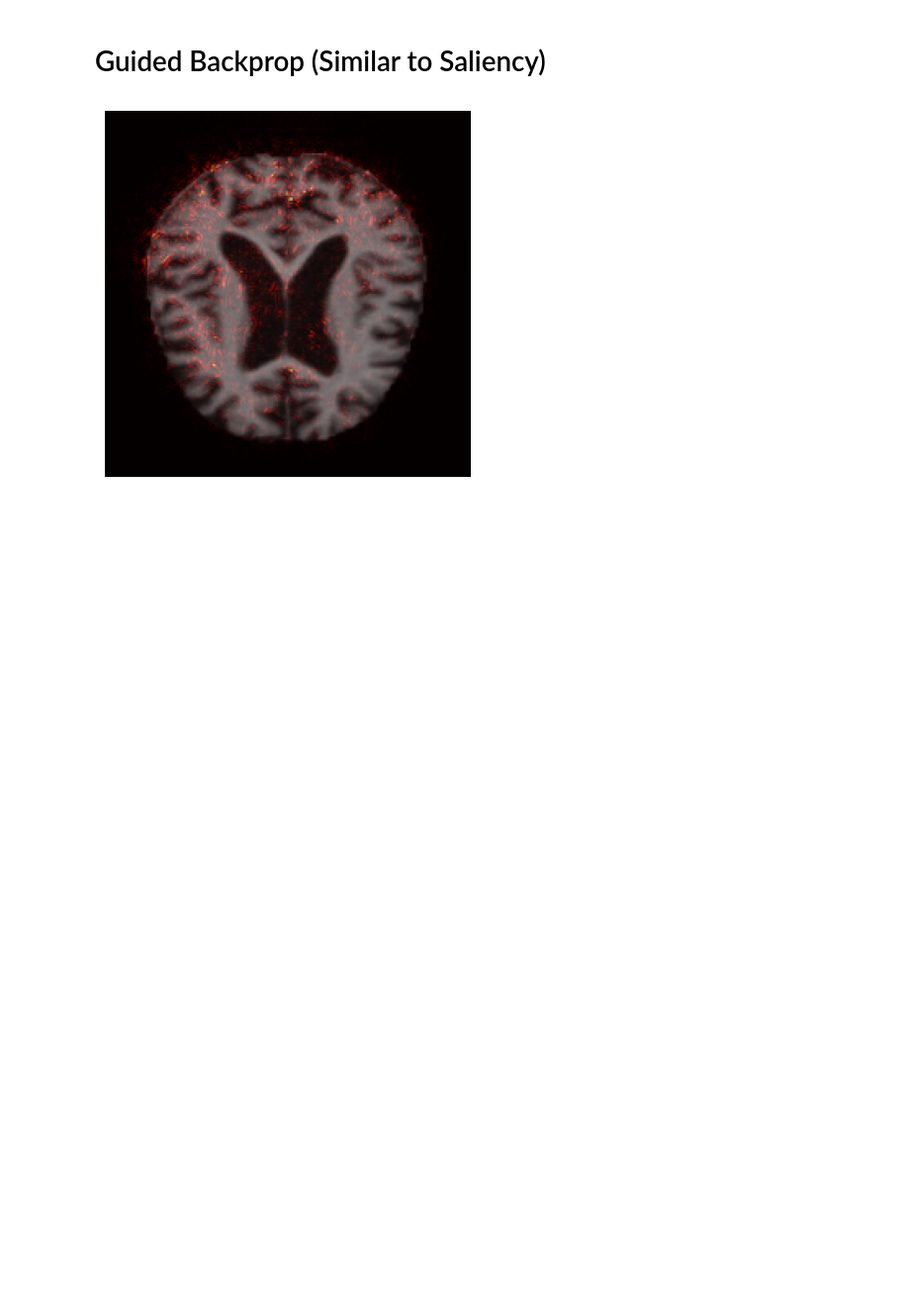
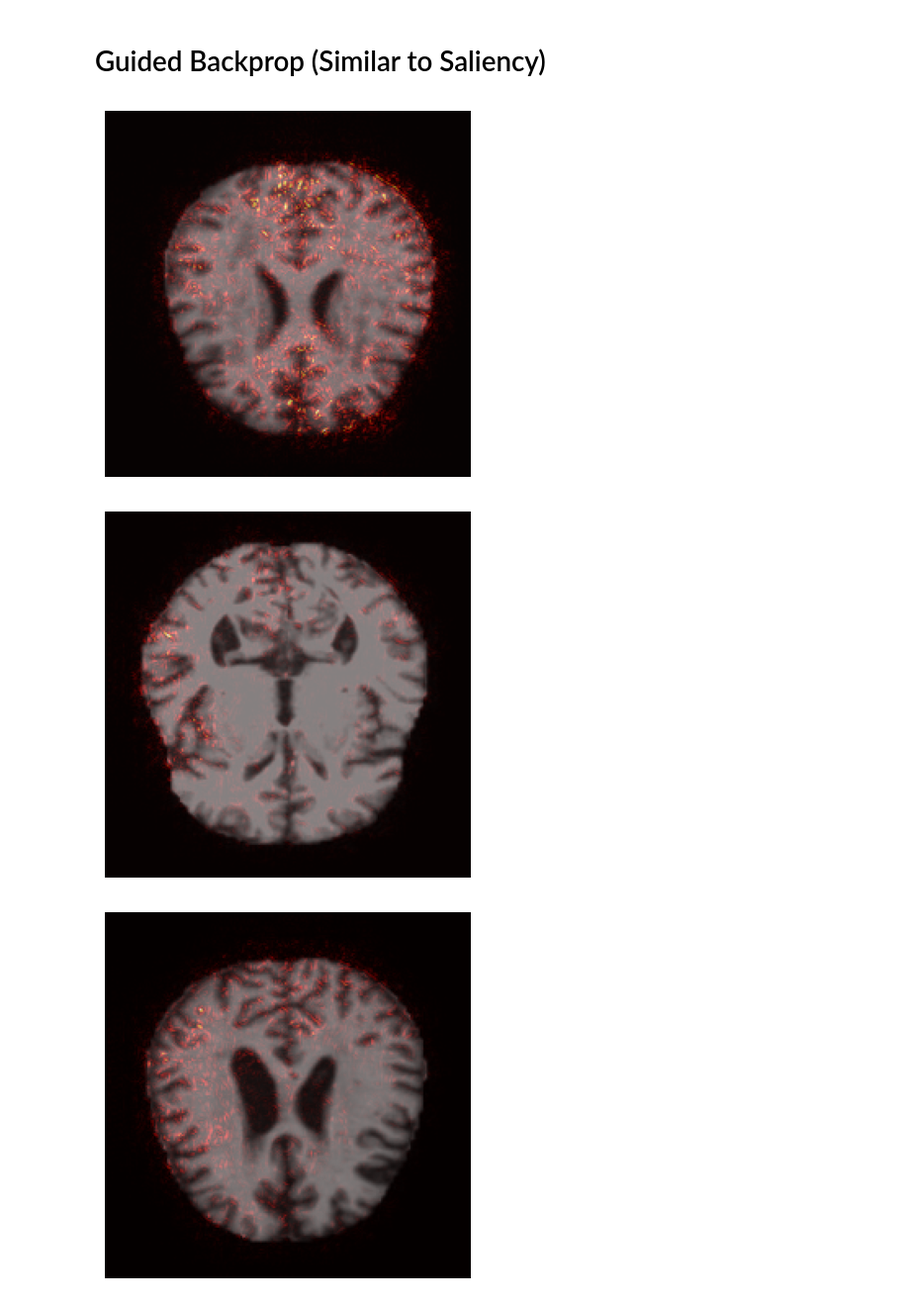
Before and after one commit to benrandoing20/229FinalProjct, a Jupyter notebook: CNN/preprocessing-resnet18-more_epochs_with_Adamprop_only.ipynb, the cells around one changed output. Shown at 99% size. Drawn from its saved outputs; the diff is of its cells as text; code cells hidden in the pictures; blank space fills up the shorter version.

Commit message:
Add Multiple Guided Backprop images

```diff
--- a/CNN/preprocessing-resnet18-more_epochs_with_Adamprop_only.ipynb
+++ b/CNN/preprocessing-resnet18-more_epochs_with_Adamprop_only.ipynb
@@ -434,7 +434,15 @@ saliency = guided_backprop(model, images, target_class)
 # plt.axis('off')
 # plt.show()
 # %%
-overlay_saliency_map(images[3].detach().numpy()[0], saliency[3].squeeze()
-                     .detach().numpy()[0])
+num_images = 5
+
+for i in range(num_images):
+    original_image = images[i].detach().numpy()[0]
+    saliency_map = saliency[i].squeeze().detach().numpy()[0]
+    overlay_saliency_map(original_image, saliency_map)
+
+plt.show()
 # %% [output]
-[figure, old version]
+[figure, new version]
+[figure, added]
+[figure, added]
```
Also changed, not shown: parts of 1 cell of this notebook.
